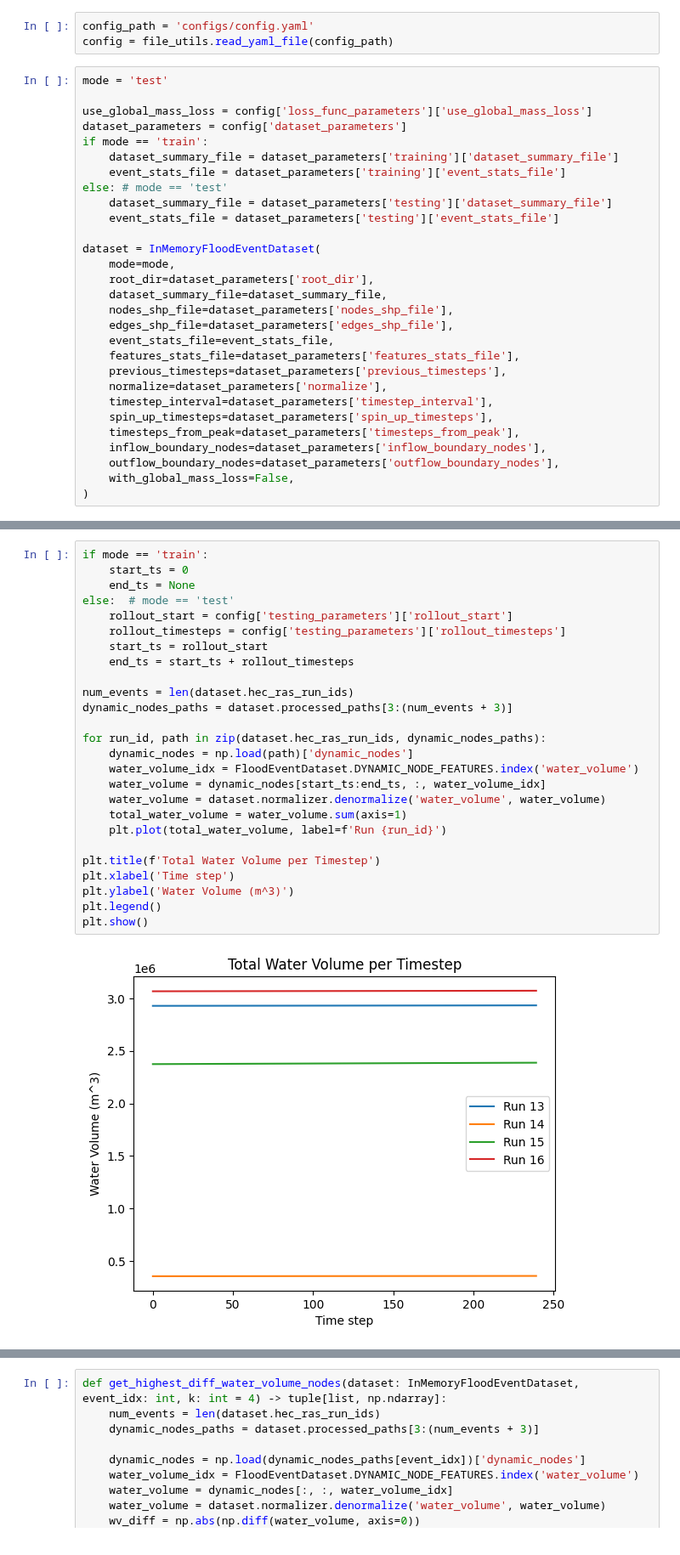
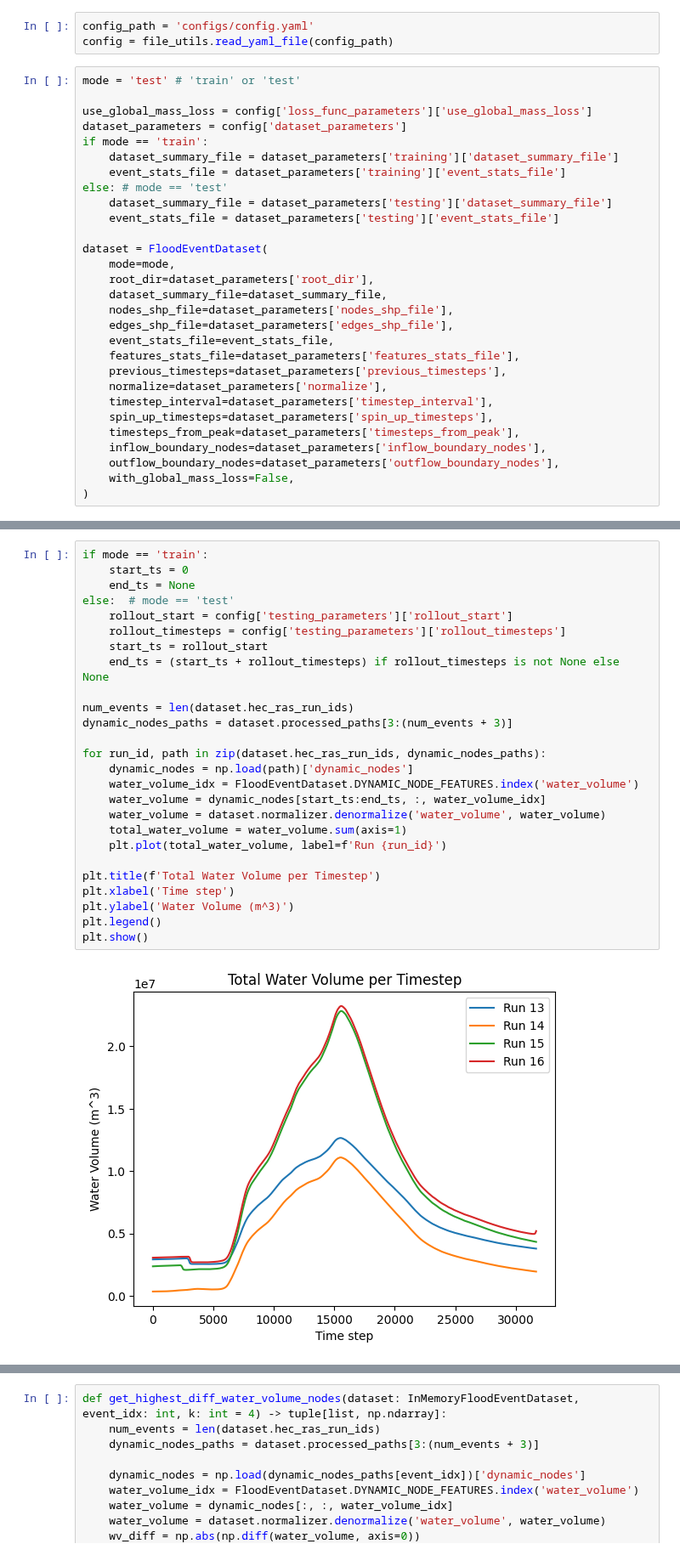
Before and after one commit to acostacos/dual_flood_gnn, a Jupyter notebook: eda.ipynb, the cells around one changed output, grey strips where cells are left out. Shown at 85% size. Drawn from its saved outputs; the diff is of its cells as text.

Commit message:
Modify training and rollout to remove trimming of values

```diff
--- a/eda.ipynb
+++ b/eda.ipynb
@@ -12,7 +12,7 @@ from utils import file_utils
 config_path = 'configs/config.yaml'
 config = file_utils.read_yaml_file(config_path)
 # %%
-mode = 'test'
+mode = 'test' # 'train' or 'test'
 
 use_global_mass_loss = config['loss_func_parameters']['use_global_mass_loss']
 dataset_parameters = config['dataset_parameters']
@@ -23,7 +23,7 @@ else: # mode == 'test'
     dataset_summary_file = dataset_parameters['testing']['dataset_summary_file']
     event_stats_file = dataset_parameters['testing']['event_stats_file']
 
-dataset = InMemoryFloodEventDataset(
+dataset = FloodEventDataset(
     mode=mode,
     root_dir=dataset_parameters['root_dir'],
     dataset_summary_file=dataset_summary_file,
@@ -51,29 +49,29 @@ Total number of timesteps: 65059
 # %%
 if mode == 'train':
     start_ts = 0
     end_ts = None
 else:  # mode == 'test'
     rollout_start = config['testing_parameters']['rollout_start']
     rollout_timesteps = config['testing_parameters']['rollout_timesteps']
     start_ts = rollout_start
-    end_ts = start_ts + rollout_timesteps
+    end_ts = (start_ts + rollout_timesteps) if rollout_timesteps is not None else None
 
 num_events = len(dataset.hec_ras_run_ids)
 dynamic_nodes_paths = dataset.processed_paths[3:(num_events + 3)]
 
 for run_id, path in zip(dataset.hec_ras_run_ids, dynamic_nodes_paths):
     dynamic_nodes = np.load(path)['dynamic_nodes']
     water_volume_idx = FloodEventDataset.DYNAMIC_NODE_FEATURES.index('water_volume')
     water_volume = dynamic_nodes[start_ts:end_ts, :, water_volume_idx]
     water_volume = dataset.normalizer.denormalize('water_volume', water_volume)
     total_water_volume = water_volume.sum(axis=1)
     plt.plot(total_water_volume, label=f'Run {run_id}')
 
 plt.title(f'Total Water Volume per Timestep')
 plt.xlabel('Time step')
 plt.ylabel('Water Volume (m^3)')
 plt.legend()
 plt.show()
 # %% [output]
-[figure, old version]
+[figure, new version]
 # %%
```
Also changed, not shown: parts of 3 cells of this notebook, 5 other files.
